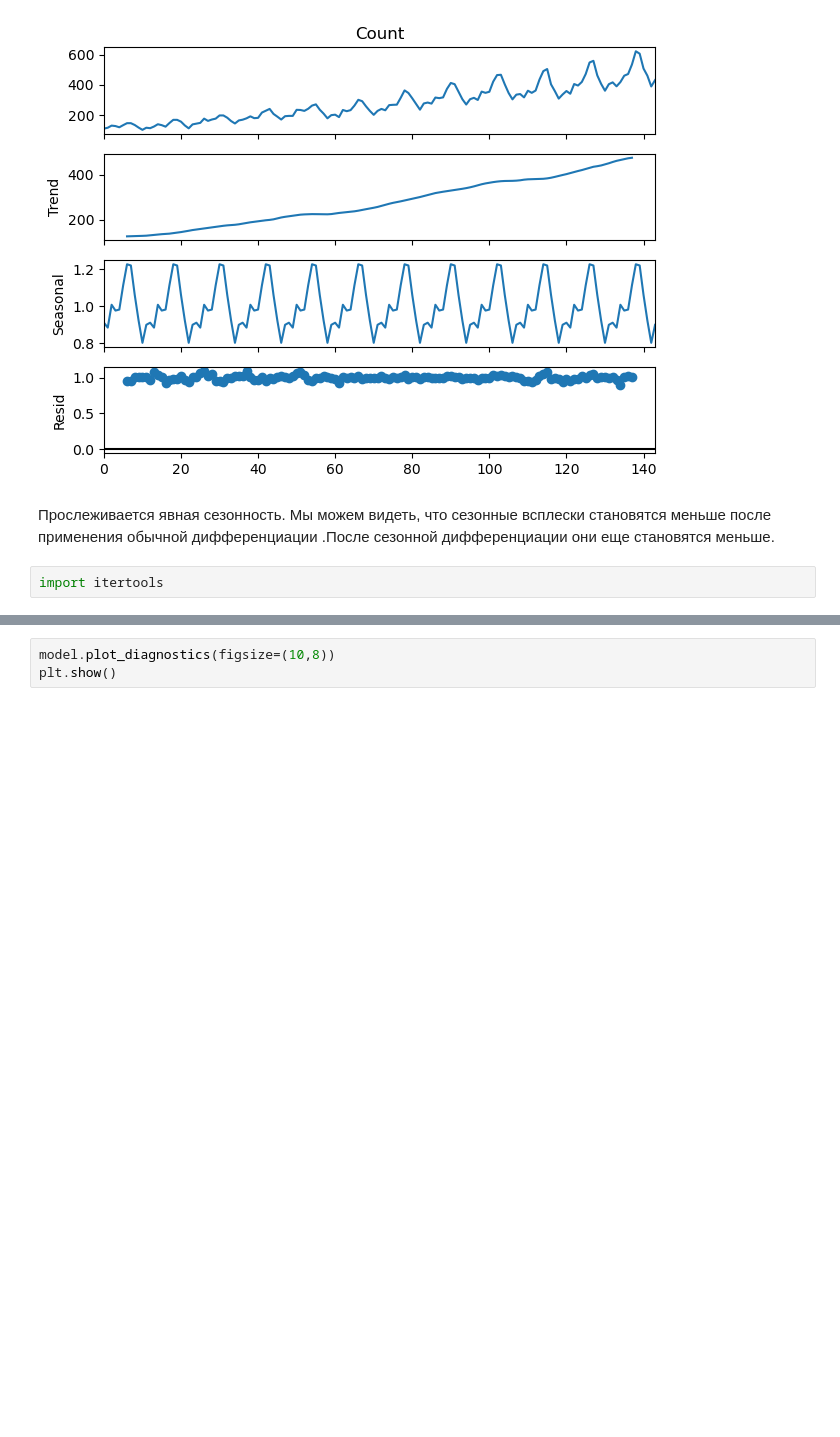
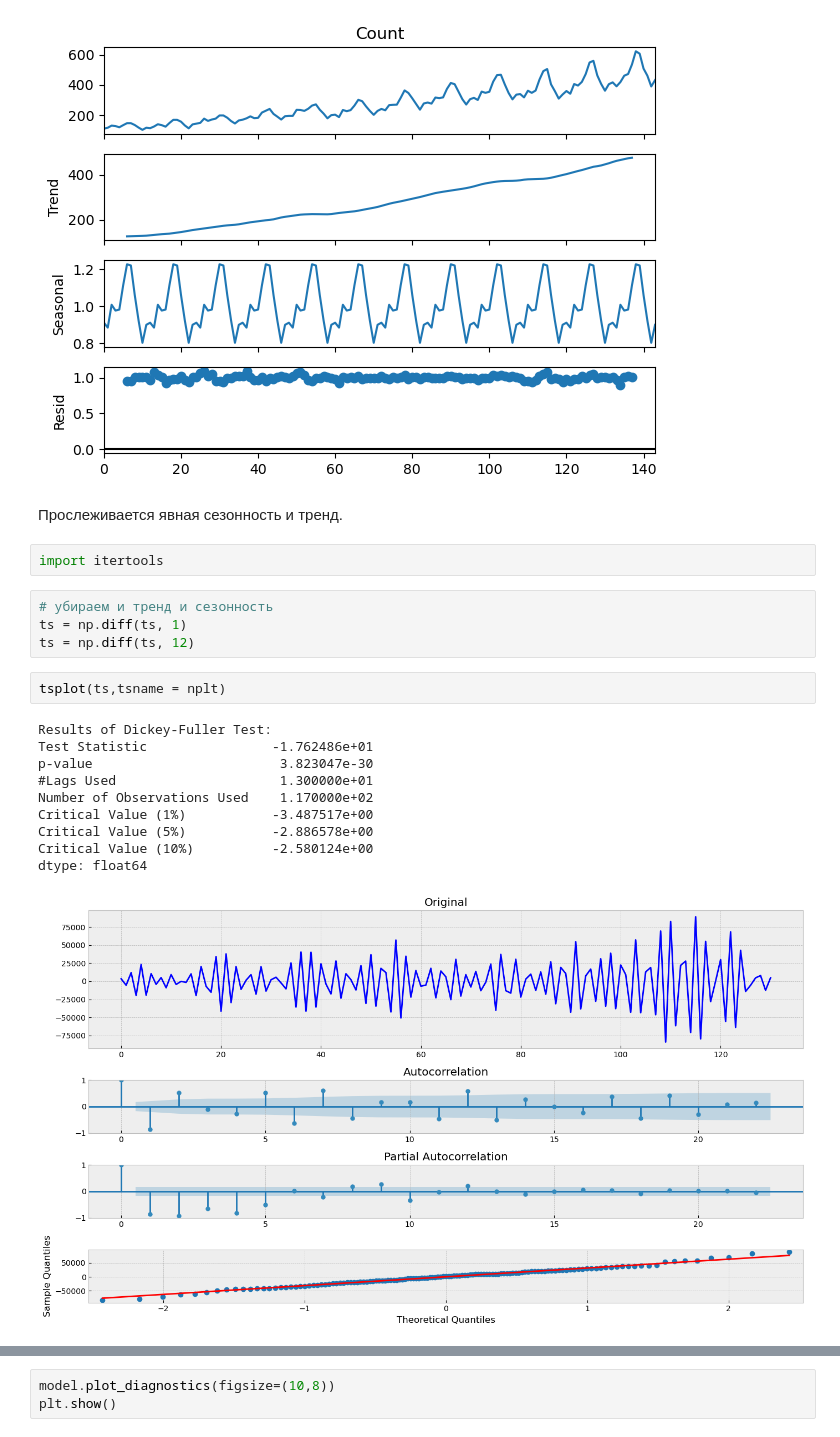
Before and after one commit to Lesikhin/Netology, a Jupyter notebook: Временные ряды HW3.ipynb, the cells around one changed output, grey strips where cells are left out. Cells and saved outputs as stored; diff of their text form; blank space fills up the shorter version.

```diff
--- a/Временные ряды HW3.ipynb
+++ b/Временные ряды HW3.ipynb
@@ -104,9 +104,26 @@ plt.show()
 # %% [output]
 [figure]
 # %% [markdown]
-Прослеживается явная сезонность. Мы можем видеть, что сезонные всплески становятся меньше после применения обычной дифференциации .После сезонной дифференциации они еще становятся меньше.
+Прослеживается явная сезонность и тренд.
 # %%
 import itertools
+# %%
+# убираем и тренд и сезонность
+ts = np.diff(ts, 1)
+ts = np.diff(ts, 12)
+# %%
+tsplot(ts,tsname = nplt)
+# %% [output]
+Results of Dickey-Fuller Test:
+Test Statistic                -1.762486e+01
+p-value                        3.823047e-30
+#Lags Used                     1.300000e+01
+Number of Observations Used    1.170000e+02
+Critical Value (1%)           -3.487517e+00
+Critical Value (5%)           -2.886578e+00
+Critical Value (10%)          -2.580124e+00
+dtype: float64
+[figure, added]
 # %%
 p = range(0,10)
 d = q = range(0,3)
```
Also changed, not shown: parts of 11 cells of this notebook.
